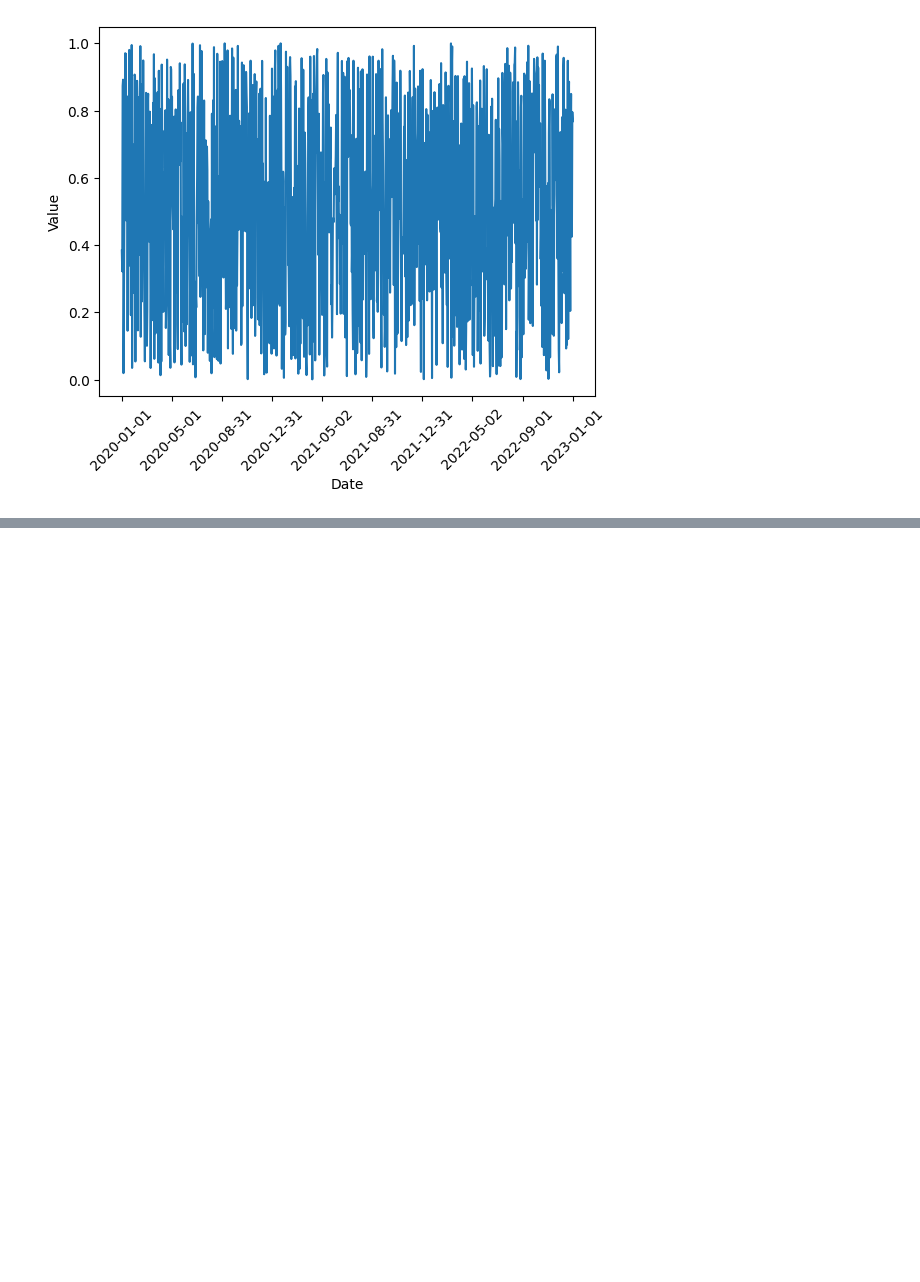
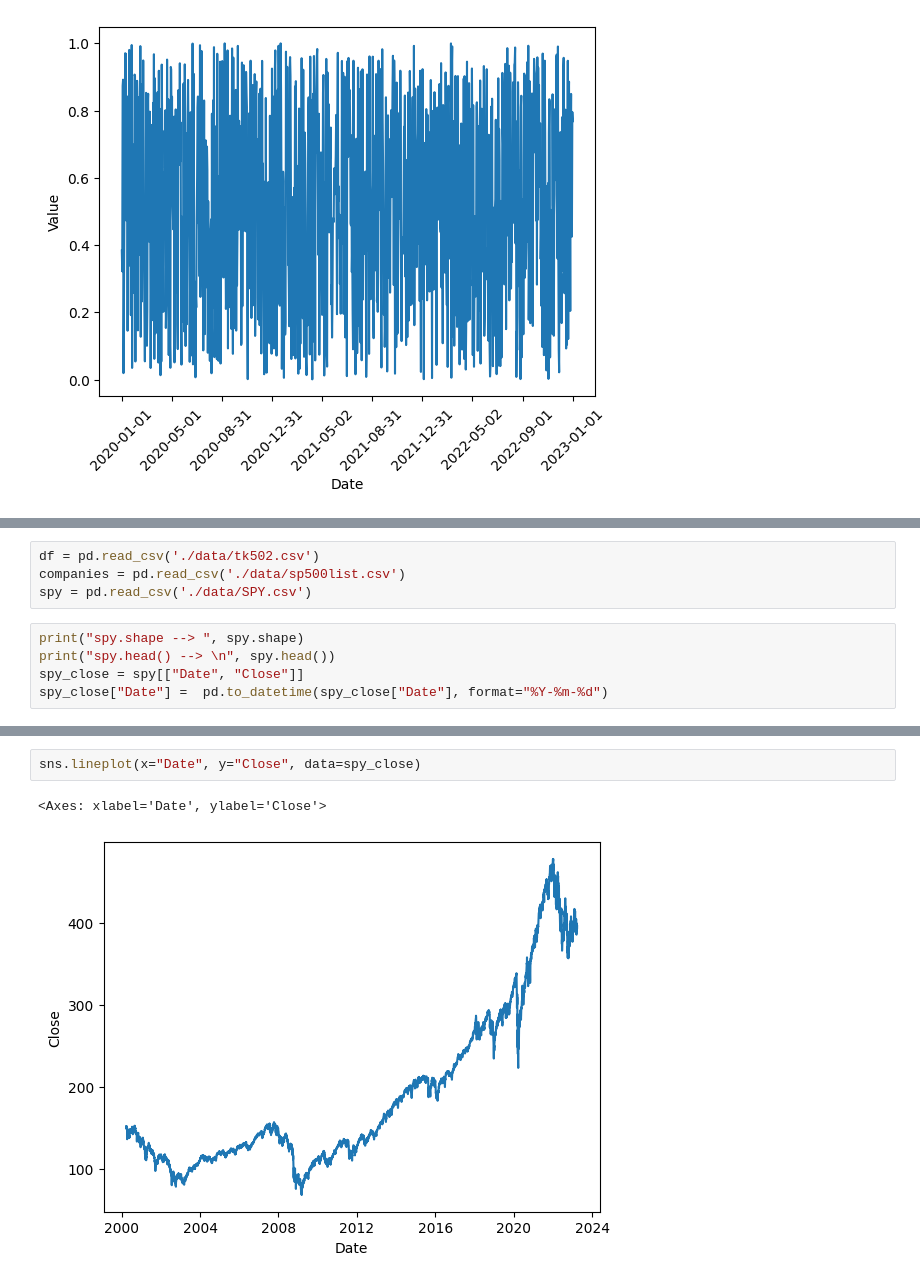
Before and after one commit to PhDNoe/PI_SP500, a Jupyter notebook: EDA/Initial_Eda.ipynb, the cells around one changed output, grey strips where cells are left out. Cells and saved outputs as stored; diff of their text form; blank space fills up the shorter version.

```diff
--- a/EDA/Initial_Eda.ipynb
+++ b/EDA/Initial_Eda.ipynb
@@ -949,0 +1024,9 @@ plt.show()
+# %%
+df = pd.read_csv('./data/tk502.csv')
+companies = pd.read_csv('./data/sp500list.csv')
+spy = pd.read_csv('./data/SPY.csv')
+# %%
+print("spy.shape --> ", spy.shape)
+print("spy.head() --> \n", spy.head())
+spy_close = spy[["Date", "Close"]]
+spy_close["Date"] =  pd.to_datetime(spy_close["Date"], format="%Y-%m-%d")
@@ -949,0 +1047,5 @@ plt.show()
+# %%
+sns.lineplot(x="Date", y="Close", data=spy_close)
+# %% [output]
+<Axes: xlabel='Date', ylabel='Close'>
+[figure, added]
```
Also changed, not shown: parts of 50 cells of this notebook, 1 other file.
